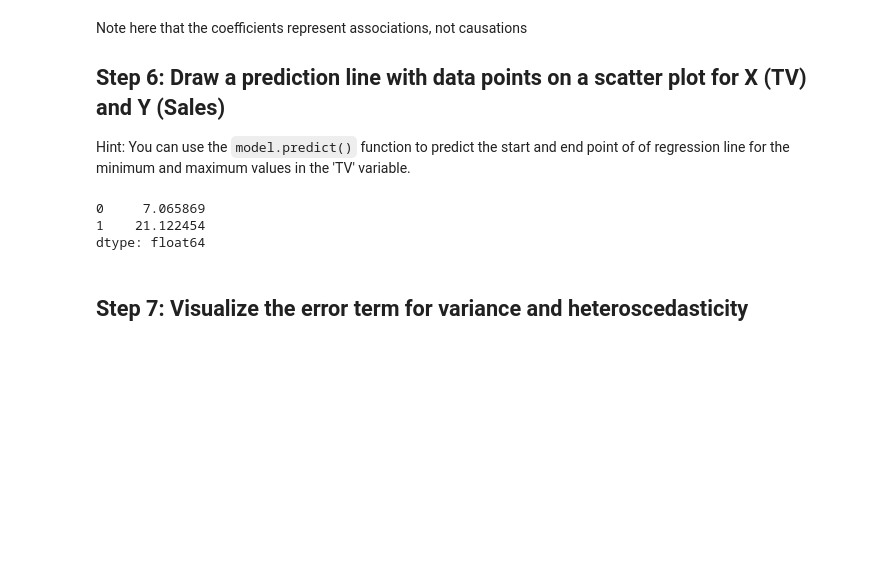
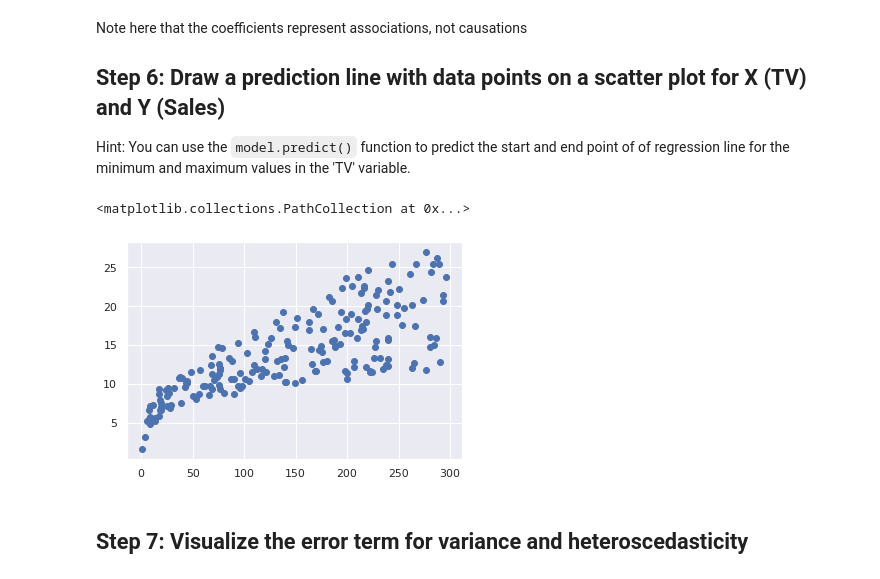
Before and after one commit to gywooo1/dsc-ols-statsmodels-lab-hbs-ds-060120, a Jupyter notebook: index.ipynb, the cells around one changed output. Cells and saved outputs as stored; diff of their text form; code cells hidden in the pictures; blank space fills up the shorter version.

```diff
--- a/index.ipynb
+++ b/index.ipynb
@@ -138,16 +138,16 @@ Hint: You can use the `model.predict()` function to predict the start and end po
 # %%
 # create a DataFrame with the minimum and maximum values of TV
 X_new = pd.DataFrame({'TV': [df.TV.min(), df.TV.max()]})
 
 # make predictions for those x values and store them
 preds = model.predict(X_new)
 
 # first, plot the observed data and the least squares line
-plt.scatter()
+plt.scatter(df.TV, df.sales)
+plt.plot()
 # %% [output]
-0     7.065869
-1    21.122454
-dtype: float64
+<matplotlib.collections.PathCollection at 0x...>
+[figure, added]
 # %% [markdown]
 ## Step 7: Visualize the error term for variance and heteroscedasticity
 # %%
```
